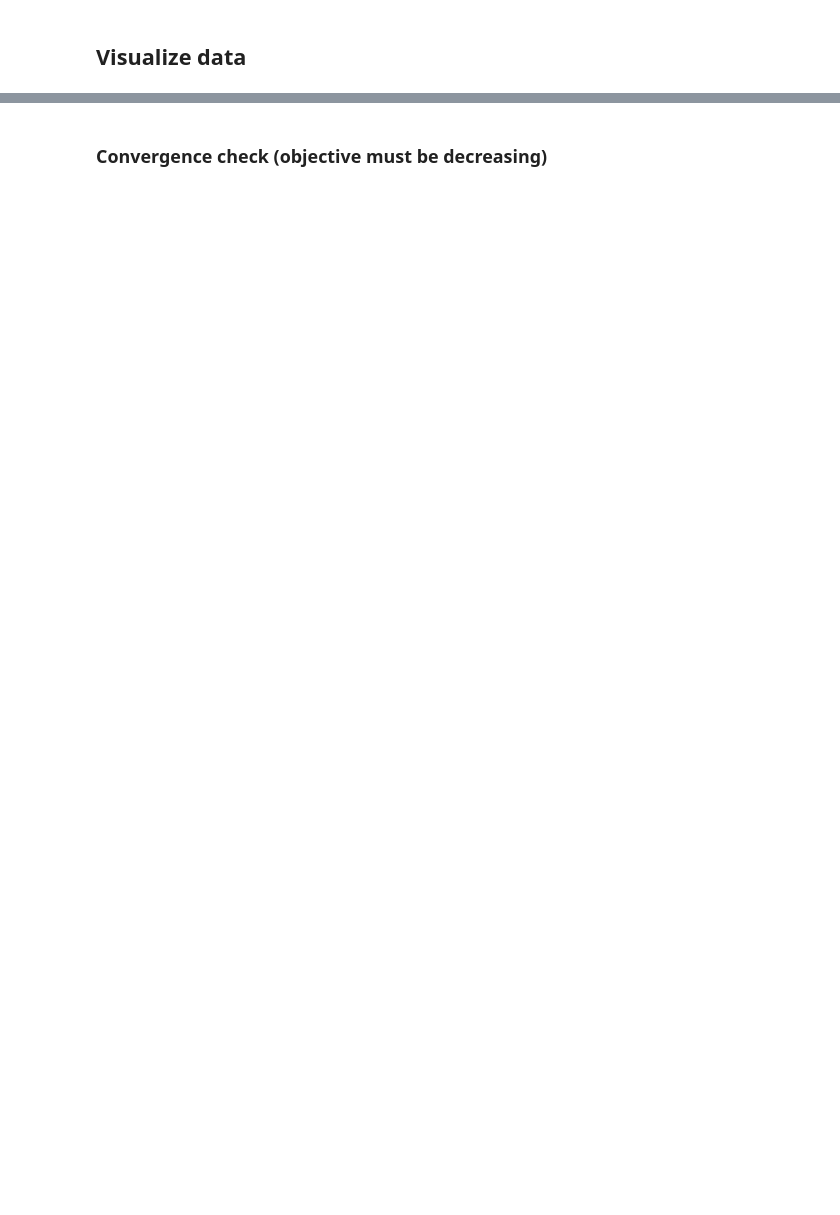
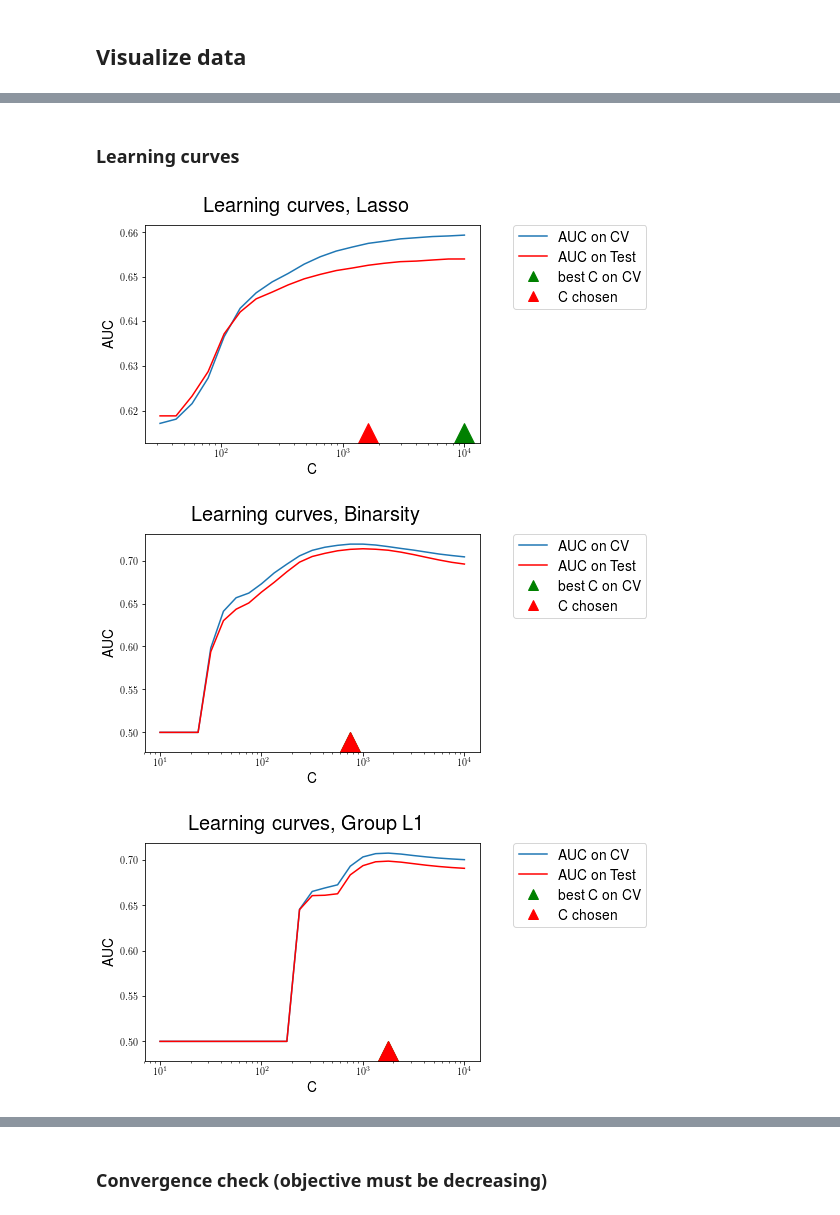
Before and after one commit to SimonBussy/binarsity, a Jupyter notebook: edit_result.ipynb, the cells around one changed output, grey strips where cells are left out. Saved outputs shown, nothing was run; the diff lists cells and outputs as text; code cells hidden in the pictures; blank space fills up the shorter version.

```diff
--- a/edit_result.ipynb
+++ b/edit_result.ipynb
@@ -44,0 +23,16 @@ df.head()
+# %%
+filename = 'default_cb' # 'adult', 'bank', 'churn', 'covtype', 'default_cb',
+                        # 'hepmass_1000', 'higgs', 'ionosphere', 'susy'
+with_categorical = False
+
+if with_categorical:
+    directory = 'results_with_cate_final' #  results_rf_gb_good
+else:
+    directory = 'results_final'
+
+os.chdir('./datasets/%s' % filename)
+df = pd.read_csv("../../../datasets_binarsity/%s/%s" % (filename, filename))
+final_setup = True
+
+print(df.shape)
+df.head()
@@ -44,0 +48,50 @@ df.head()
+# %% [markdown]
+### Learning curves
+# %%
+for fname in os.listdir("./%s/learning_curves" % directory):
+    if fname[0] != '.':
+        learning_curves = np.load("./%s/learning_curves/" % directory + str(fname))
+        model_num = fname.split('-')[0]
+        fname_ = fname.split('.')[0].split('-')[1].replace('_',' ')
+
+        if int(model_num) in [2, 5]:
+            fig = pl.figure()
+            ax = fig.add_subplot(111)
+            C_grid = learning_curves[:, 0]
+            C_grid_ = C_grid
+            avg_scores = learning_curves[:, 1]
+            score_test = learning_curves[:, 2]
+            selection = fname.split('.')[0].split('selection_')[1]
+
+            idx_best = np.unravel_index(avg_scores.argmax(),
+                                        avg_scores.shape)[0]
+            C_best = C_grid[idx_best]
+            if selection == 'min':
+                C_chosen = C_best
+            if selection == '1st':
+                max_ = avg_scores.max()
+                min_ = avg_scores.min()
+                idx = [i for i, is_up in enumerate(
+                    list(avg_scores >= max_ - .05 * (max_ - min_)))
+                       if is_up]
+                idx_chosen = min(idx) if len(idx) > 0 else idx_best
+                C_chosen = C_grid[idx_chosen]
+
+            pl.xscale('log')
+            ax.plot(C_grid, avg_scores, label="AUC on CV")
+            ax.plot(C_grid, score_test , '-r',
+                    label="AUC on Test")
+            y_min = ax.get_ylim()[0]
+            ax.plot(C_best,y_min,'g^',ms=20, label="best C on CV")
+            ax.plot(C_chosen,y_min,'r^',ms=20, label="C chosen")
+            pl.suptitle("Learning curves, %s" % fname_,
+                        fontsize=20, fontweight="bold")
+            pl.xlabel("C", fontsize=14)
+            pl.ylabel("AUC", fontsize=14)
+            pl.legend(bbox_to_anchor=(1.1,1), loc=2, borderaxespad=0.,
+                      numpoints=1, markerscale=.5, fontsize=14)
+            pl.show()
+# %% [output]
+[figure, added]
+[figure, added]
+[figure, added]
```
Also changed, not shown: parts of 13 cells of this notebook, 53 other files.
